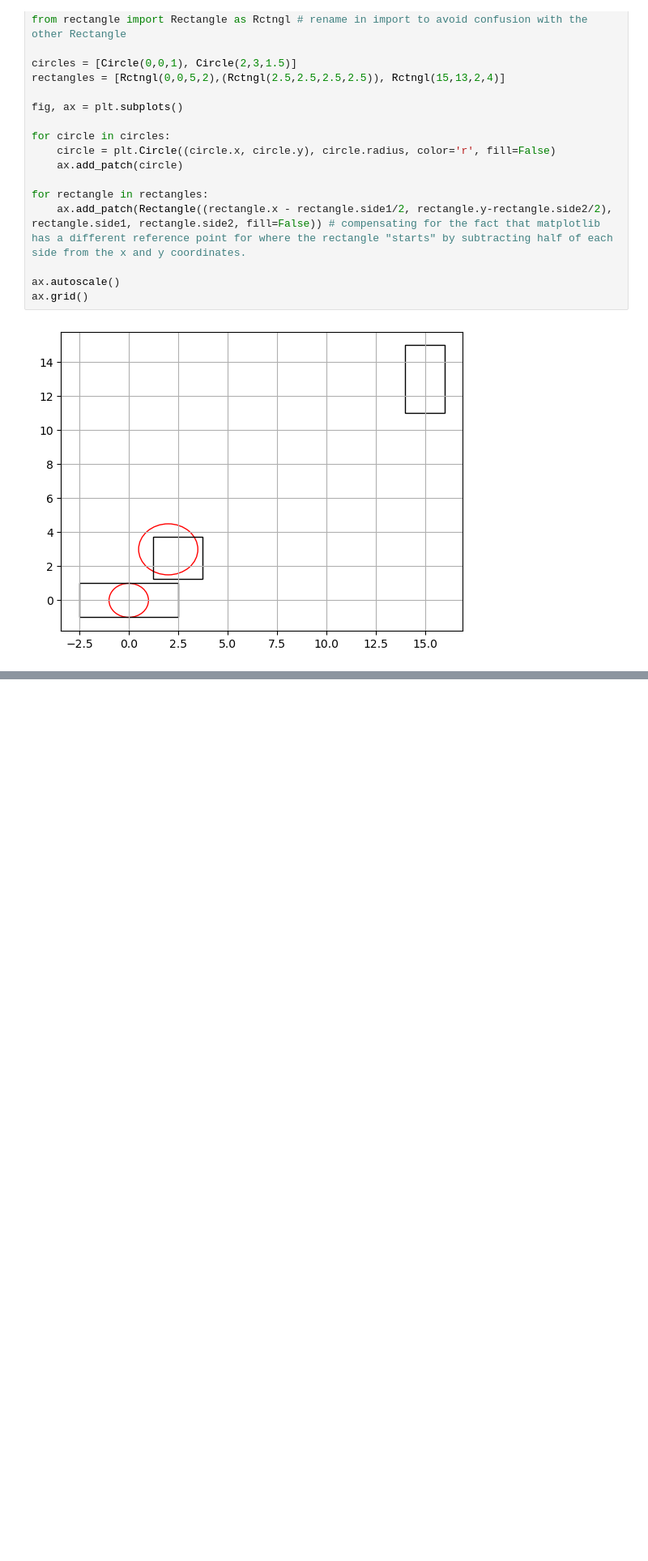
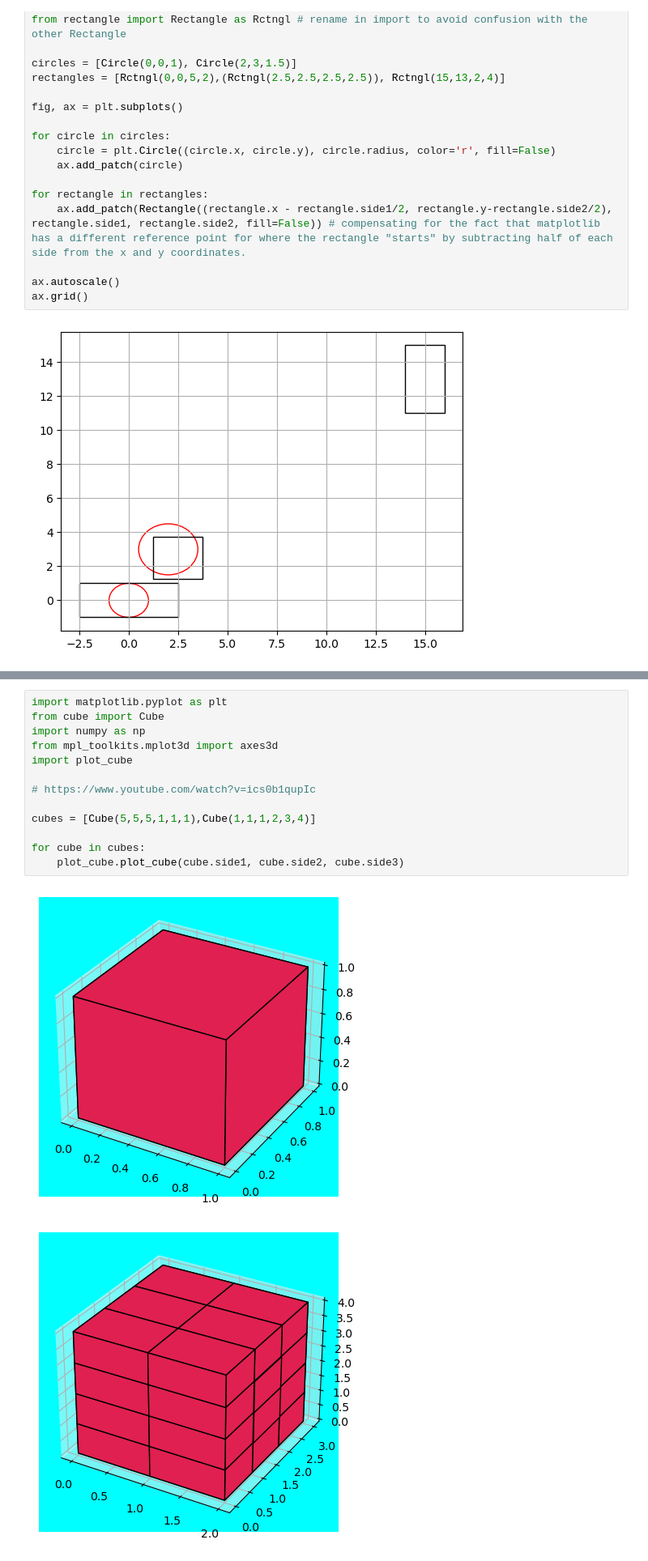
Before and after one commit to dancla240/Python_Daniel_Claesson, a Jupyter notebook: Lab3/Lab3.ipynb, the cells around one changed output, grey strips where cells are left out. Shown at 81% size. Saved outputs shown, nothing was run; the diff lists cells and outputs as text; blank space fills up the shorter version.

```diff
--- a/Lab3/Lab3.ipynb
+++ b/Lab3/Lab3.ipynb
@@ -63,0 +119,16 @@ ax.grid()
+# %%
+import matplotlib.pyplot as plt
+from cube import Cube
+import numpy as np
+from mpl_toolkits.mplot3d import axes3d
+import plot_cube
+
+# https://www.youtube.com/watch?v=ics0b1qupIc
+
+cubes = [Cube(5,5,5,1,1,1),Cube(1,1,1,2,3,4)]
+
+for cube in cubes:
+    plot_cube.plot_cube(cube.side1, cube.side2, cube.side3)
+# %% [output]
+[figure, added]
+[figure, added]
```
Also changed, not shown: parts of 3 cells of this notebook.
